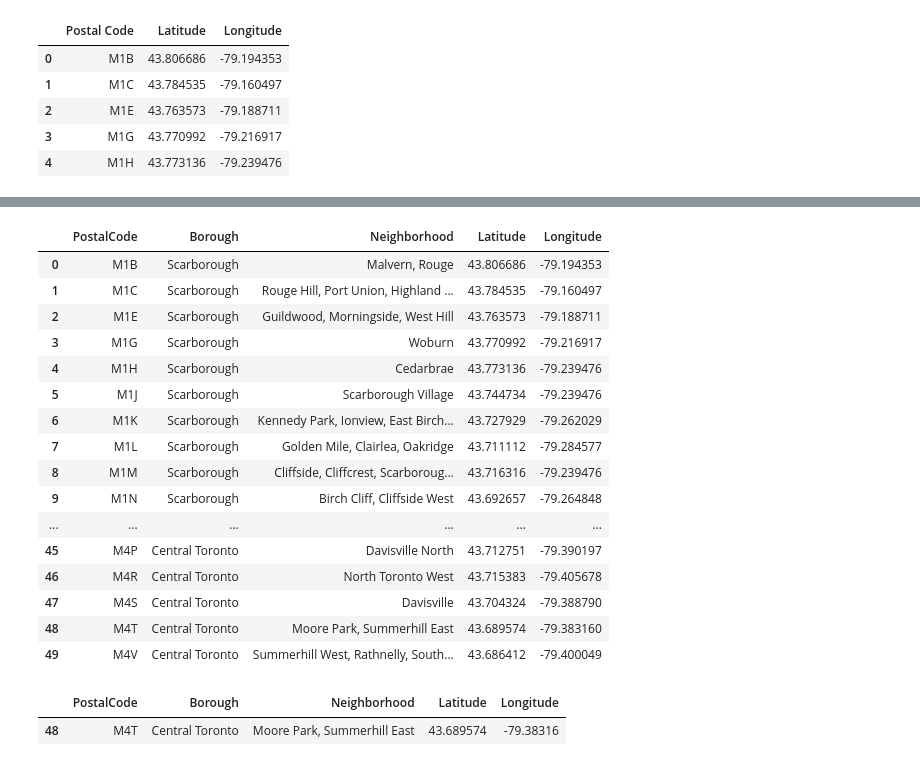
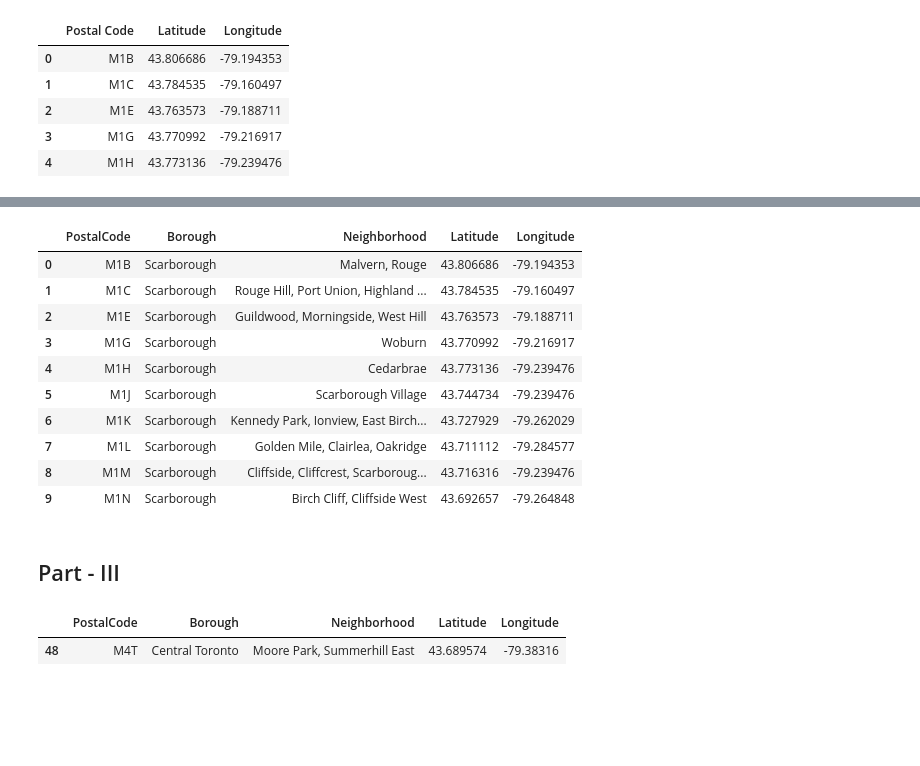
Before and after one commit to Mitesh2611/Capstone_Coursera, a Jupyter notebook: week3_analysis.ipynb, the cells around one changed output, grey strips where cells are left out. Saved outputs shown, nothing was run; the diff lists cells and outputs as text; code cells hidden in the pictures; blank space fills up the shorter version.

```diff
--- a/week3_analysis.ipynb
+++ b/week3_analysis.ipynb
@@ -102,23 +89,19 @@ df
 # %%
-df.head(50)
+df.head(10)
 # %% [output]
 |  | PostalCode | Borough | Neighborhood | Latitude | Longitude |
 | 0 | M1B | Scarborough | Malvern, Rouge | 43.806686 | -79.194353 |
 | 1 | M1C | Scarborough | Rouge Hill, Port Union, Highland ... | 43.784535 | -79.160497 |
 | 2 | M1E | Scarborough | Guildwood, Morningside, West Hill | 43.763573 | -79.188711 |
 | 3 | M1G | Scarborough | Woburn | 43.770992 | -79.216917 |
 | 4 | M1H | Scarborough | Cedarbrae | 43.773136 | -79.239476 |
 | 5 | M1J | Scarborough | Scarborough Village | 43.744734 | -79.239476 |
 | 6 | M1K | Scarborough | Kennedy Park, Ionview, East Birch... | 43.727929 | -79.262029 |
 | 7 | M1L | Scarborough | Golden Mile, Clairlea, Oakridge | 43.711112 | -79.284577 |
 | 8 | M1M | Scarborough | Cliffside, Cliffcrest, Scarboroug... | 43.716316 | -79.239476 |
 | 9 | M1N | Scarborough | Birch Cliff, Cliffside West | 43.692657 | -79.264848 |
-| ... | ... | ... | ... | ... | ... |
-| 45 | M4P | Central Toronto | Davisville North | 43.712751 | -79.390197 |
-| 46 | M4R | Central Toronto | North Toronto West | 43.715383 | -79.405678 |
-| 47 | M4S | Central Toronto | Davisville | 43.704324 | -79.388790 |
-| 48 | M4T | Central Toronto | Moore Park, Summerhill East | 43.689574 | -79.383160 |
-| 49 | M4V | Central Toronto | Summerhill West, Rathnelly, South... | 43.686412 | -79.400049 |
+# %% [markdown]
+## Part - III
 # %%
 df.loc[df['PostalCode'] == 'M4T']
 # %% [output]
```
Also changed, not shown: parts of 15 cells of this notebook.
